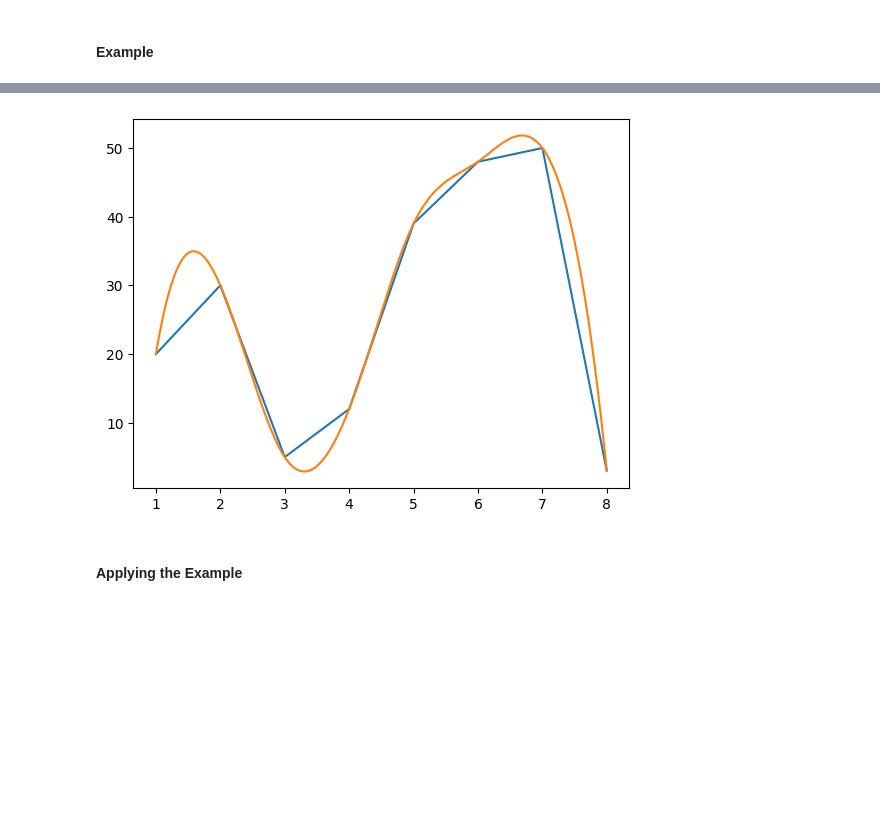
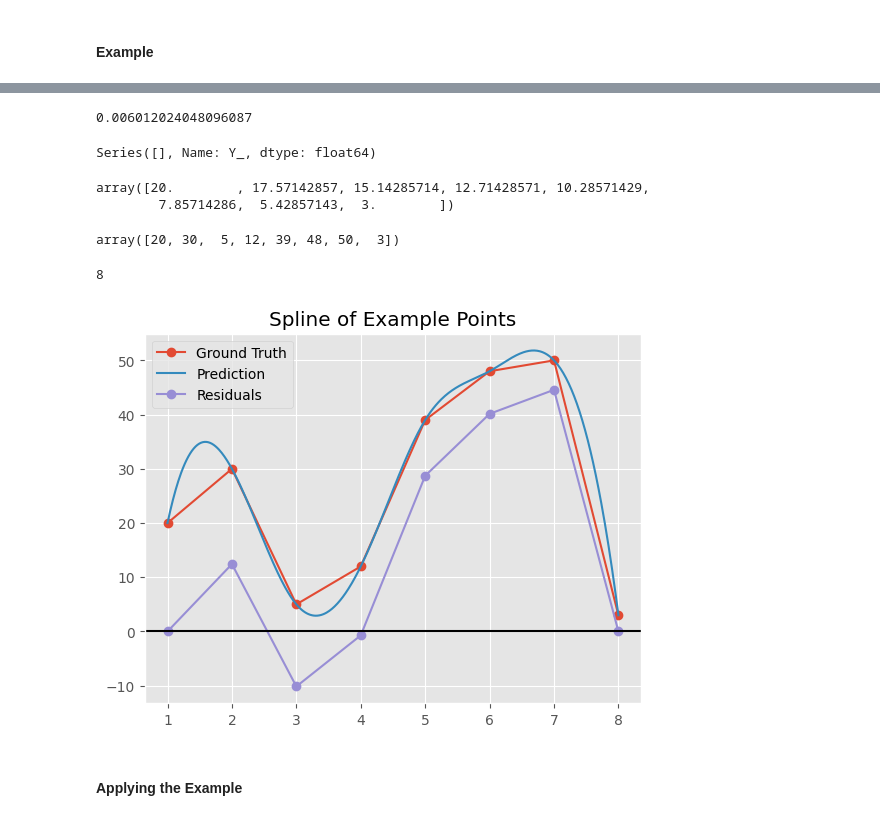
Before and after one commit to efwoods/Neuralink-Compression-Challenge, a Jupyter notebook: analysis/tutorials/polynomial-interpolation.ipynb, the cells around one changed output, grey strips where cells are left out. Cells and saved outputs as stored; diff of their text form; code cells hidden in the pictures; blank space fills up the shorter version.

```diff
--- a/analysis/tutorials/polynomial-interpolation.ipynb
+++ b/analysis/tutorials/polynomial-interpolation.ipynb
@@ -10,6 +10,8 @@ from sklearn.linear_model import Ridge
 from sklearn.pipeline import make_pipeline
 from sklearn.preprocessing import PolynomialFeatures, SplineTransformer
 from glob import glob
+
+plt.style.use("ggplot")
 # %% [markdown]
 ## Polynomial & Spline Approximation
 # %%
@@ -658,23 +739,54 @@ plt.plot(x_train, y_plot)
+# %%
+# Alorithm: develop an algorithm to identify which indices correspond to
+#           X_ values that are nearest whole integer values represented
+#           in the array of x.
+
+X_Y_df["X_"][143] - 3
+# %% [output]
+0.006012024048096087
+# %%
+X_Y_df["Y_"].where(X_Y_df["X_"] == 2).dropna(how="all")
+# %% [output]
+Series([], Name: Y_, dtype: float64)
+# %%
+sub_Y_ = np.linspace(Y_[0], Y_[len(Y_) - 1], len(y))
+# %%
+sub_Y_
+# %% [output]
+array([20.        , 17.57142857, 15.14285714, 12.71428571, 10.28571429,
+        7.85714286,  5.42857143,  3.        ])
+# %%
+y
+# %% [output]
+array([20, 30,  5, 12, 39, 48, 50,  3])
+# %%
+len(y)
+# %% [output]
+8
 # %%
 import numpy as np
 import matplotlib.pyplot as plt
 from scipy.interpolate import make_interp_spline
 
 # Dataset
 x = np.array([1, 2, 3, 4, 5, 6, 7, 8])
 y = np.array([20, 30, 5, 12, 39, 48, 50, 3])
 
 X_Y_Spline = make_interp_spline(x, y)
 # scipy.interpolate.m
 
 X_ = np.linspace(x.min(), x.max(), 500)
 Y_ = X_Y_Spline(X_)
 
-plt.plot(x, y)
-plt.plot(X_, Y_)
+plt.plot(x, y, "-o", label="Ground Truth")
+plt.plot(X_, Y_, "-", label="Prediction")
+plt.plot(x, y - sub_Y_, "-o", label="Residuals")
+plt.axhline(y=0, color="black")
+plt.title("Spline of Example Points")
+plt.legend()
 plt.show()
 # %% [output]
-[figure, old version]
+[figure, new version]
 # %% [markdown]
 #### Applying the Example
 # %%
```
Also changed, not shown: parts of 22 cells of this notebook.
